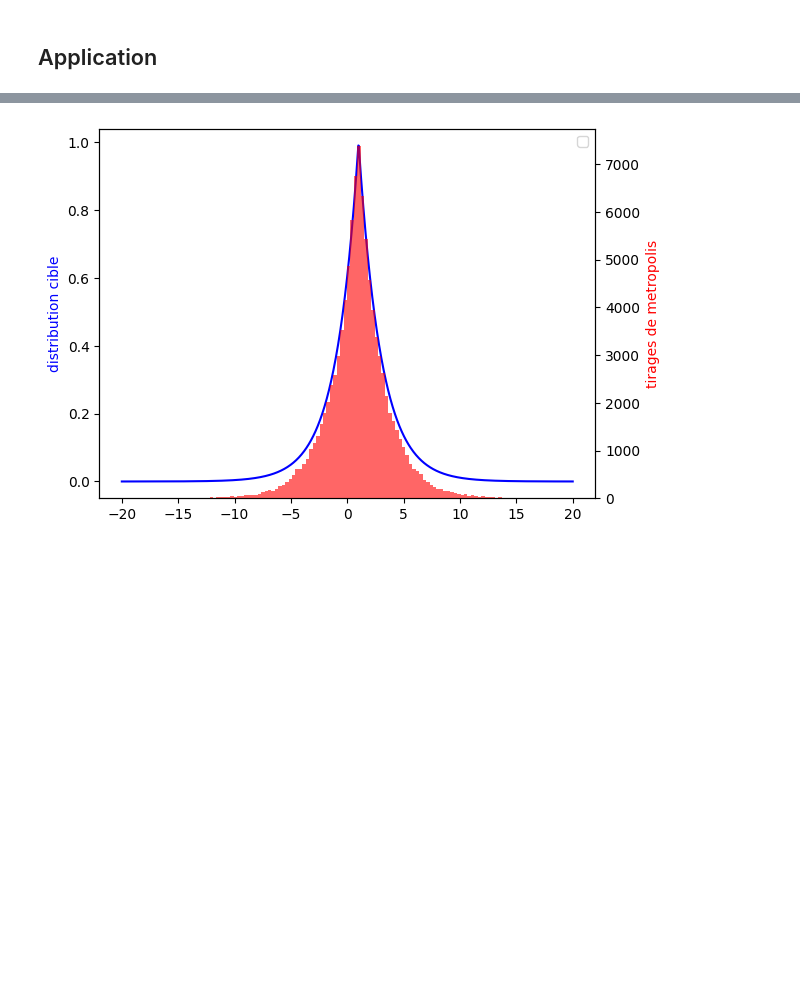
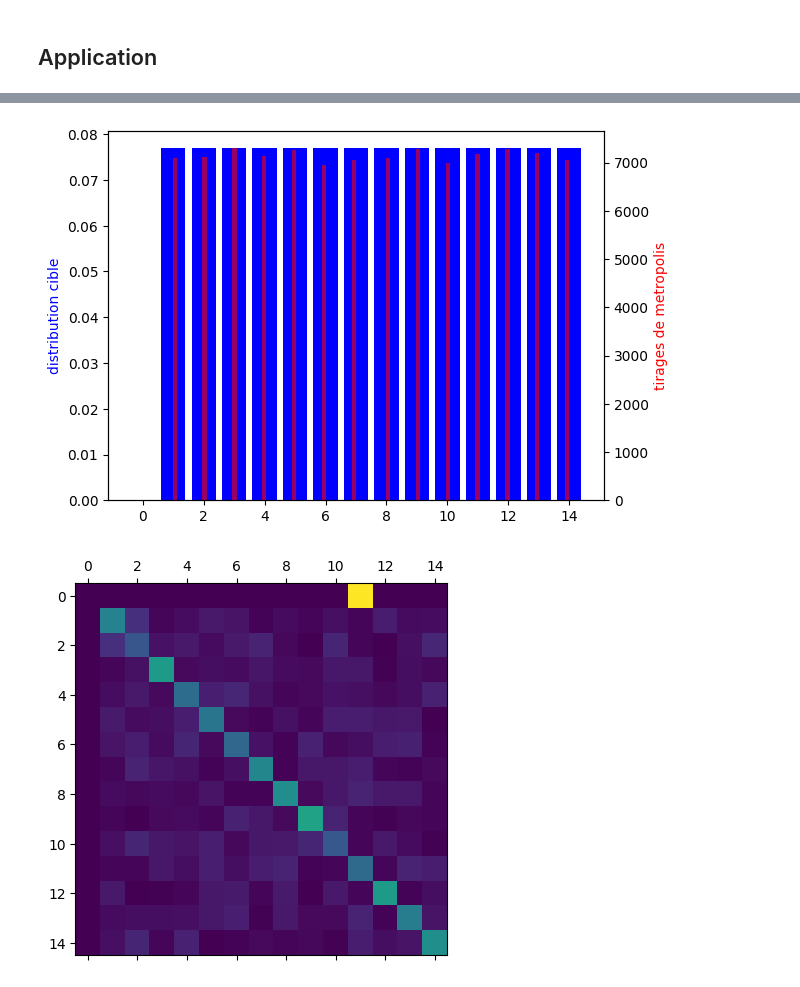
Before and after one commit to CorentinVaillant/ProjetMath-HastingMetropolis, a Jupyter notebook: Corentin/hasting_metropolis.ipynb, the cells around one changed output, grey strips where cells are left out. Drawn from its saved outputs; the diff is of its cells as text; code cells hidden in the pictures; blank space fills up the shorter version.

```diff
--- a/Corentin/hasting_metropolis.ipynb
+++ b/Corentin/hasting_metropolis.ipynb
@@ -41,6 +0,0 @@ def metropolis(x0,distribution_cible,proposition, iterations = 1000):
-# %%
-distribution_cible = lambda x: np.exp(-x**2 / 2)
-
-proposition =lambda x: x +  np.random.normal(0,1)
-
-tirage = metropolis(0,distribution_cible,proposition,iterations=100_000)
@@ -179,19 +151,36 @@ tirage = hasting_metropolis_sample(0,distribution_cible,proposition,densite_prop
+# %%
+# Démonstration loi uniform
+
+N = 15
+
+distribution_cible = lambda k : 1/(N-2) if 0<k and k<N else 0
+
+#matrice de transition aléatoire
+proposition = np.array([ ligne / ligne.sum()
+    for ligne in [np.random.rand(N) for _ in range(N)]
+])
+
+
+tirage = hasting_metropolis_tirage(0,distribution_cible,proposition,iterations=100_000)
+mk_c = markov_chain_from_tirage(tirage,N)
 # %%
 fig, ax1 = plt.subplots()
 
-X = np.linspace(-20,20,1000)
-data1 = distribution_cible(X)
+X = [i for i in range(N)]
+data1 = [distribution_cible(i) for i in X]
 data2 = tirage
 
 ax1.set_ylabel("distribution cible",color = "blue")
-ax1.plot(X,data1,color="blue")
+ax1.bar(X,data1,color="blue")
 
 ax2 = ax1.twinx()
 
 ax2.hist(tirage,bins=100,color="red",alpha=0.6)
 ax2.set_ylabel("tirages de metropolis",color="red")
 
-plt.legend()
+plt.matshow(mk_c,)
+
 plt.show()
 # %% [output]
-[figure, old version]
+[figure, new version]
+[figure, added]
```
Also changed, not shown: parts of 18 cells of this notebook, 2 other files.
